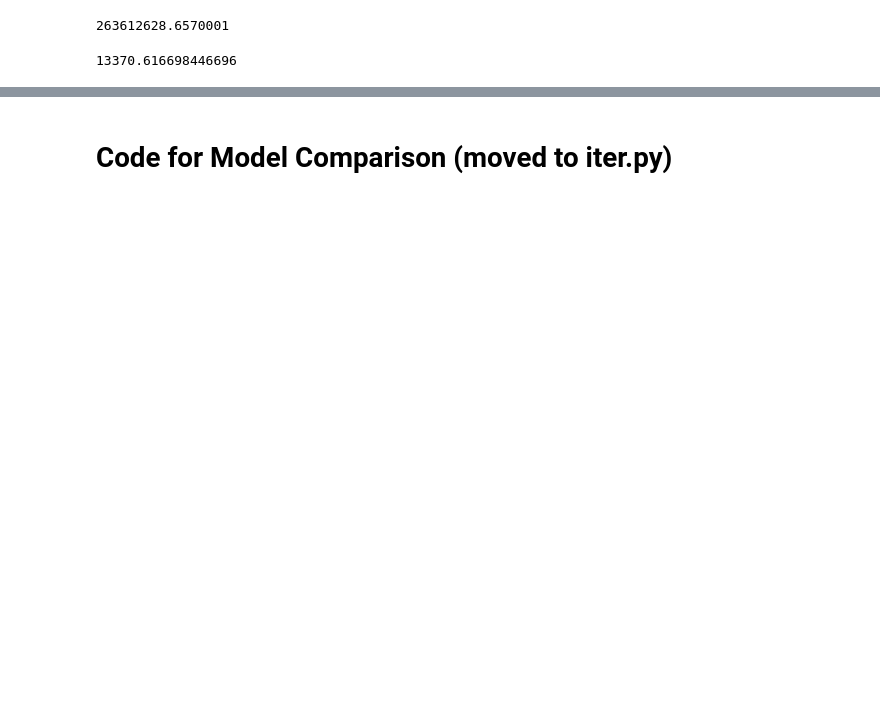
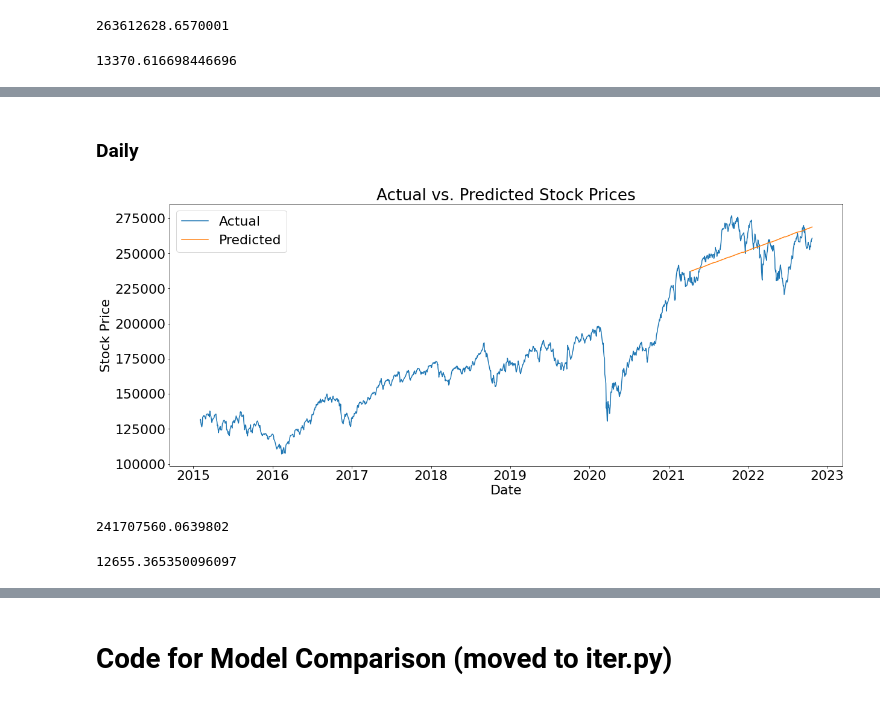
Before and after one commit to rjw8ng/DS5110_FinalProject, a Jupyter notebook: ARIMA/arima_Apr23_pt2.ipynb, the cells around one changed output, grey strips where cells are left out. Saved outputs shown, nothing was run; the diff lists cells and outputs as text; code cells hidden in the pictures; blank space fills up the shorter version.

Commit message:
new arima

```diff
--- a/ARIMA/arima_Apr23_pt2.ipynb
+++ b/ARIMA/arima_Apr23_pt2.ipynb
@@ -113,3 +114,44 @@ SARIMAX Results
 Warnings:
 [1] Covariance matrix calculated using the outer product of gradients (complex-step).
 [2] Covariance matrix is singular or near-singular, with condition number inf. Standard errors may be unstable.
+# %% [markdown]
+### Daily
+# %%
+agg_data_daily = pd.read_csv(data_dir + "aggregate_data_daily.csv", parse_dates=True).set_index('date')
+agg_data_daily.index = pd.DatetimeIndex(agg_data_daily.index)
+# %%
+train_len_daily = int(len(agg_data_daily)*0.8)
+
+train_daily = agg_data_daily.close[:train_len_daily]
+test_daily = agg_data_daily.close[train_len_daily:]
+train_daily.index = pd.DatetimeIndex(train_daily.index).to_period('D')
+test_daily.index = pd.DatetimeIndex(test_daily.index).to_period('D')
+# %%
+model_daily = ARIMA(train_daily, order=(0, 2, 0))
+model_daily = model_daily.fit()
+
+pred_daily = model_daily.predict(start=train_len_daily, end = len(agg_data_daily)-1, typ='levels')
+
+# Visualize predictions and actual stock prices
+plt.figure(figsize=(20,8))
+plt.rcParams.update({'font.size': 22})
+plt.plot(agg_data_daily.close, label='Actual')
+plt.plot(test_daily.index, pred_daily, label='Predicted')
+plt.xlabel('Date')
+plt.ylabel('Stock Price')
+plt.title('Actual vs. Predicted Stock Prices')
+plt.legend()
+plt.rcParams.update({'font.size': 22})
+plt.show()
+# %% [output]
+[figure, added]
+# %%
+mse_daily = mean_squared_error(test_daily, pred_daily)
+mse_daily
+# %% [output]
+241707560.0639802
+# %%
+mae_daily = mean_absolute_error(test_daily, pred_daily)
+mae_daily
+# %% [output]
+12655.365350096097
```
Also changed, not shown: parts of 3 cells of this notebook, 4 other files.
